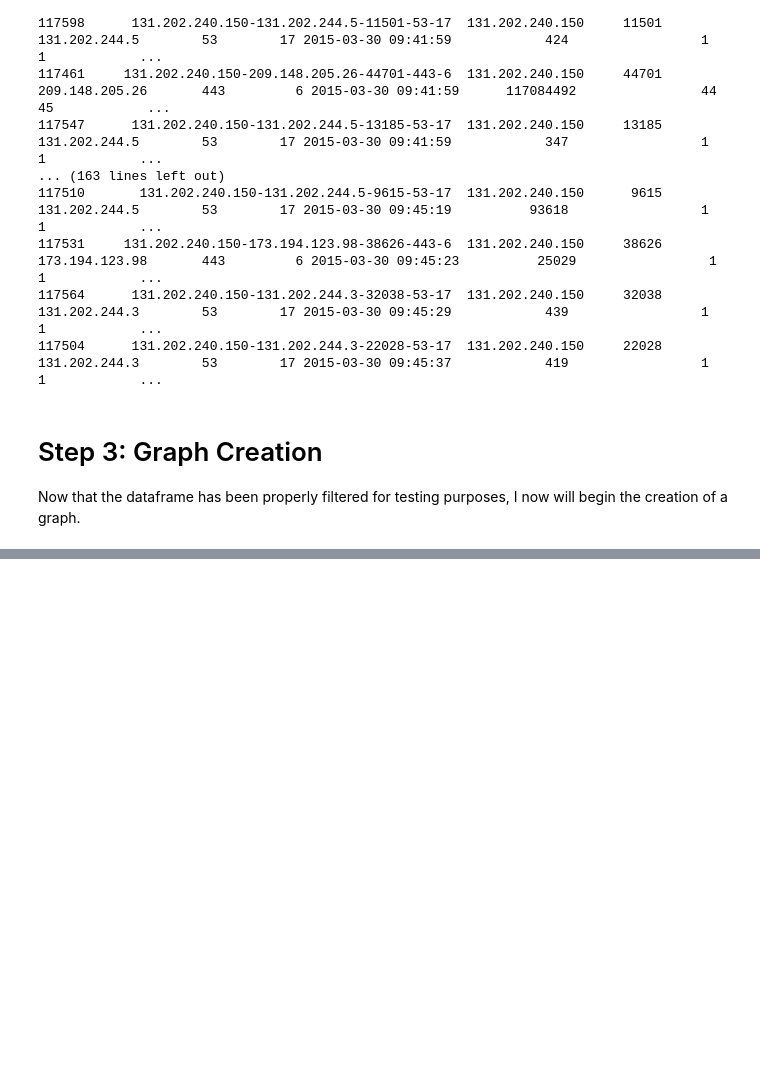
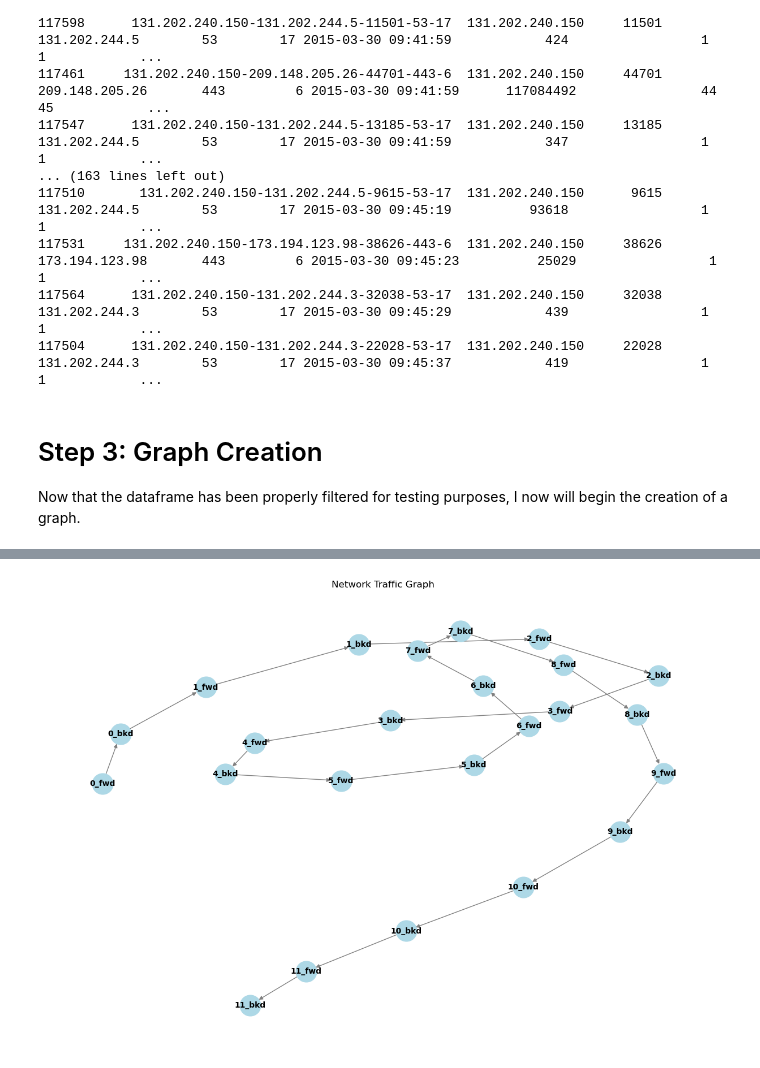
Before and after one commit to security-privacy-lab/online-anomaly-detection, a Jupyter notebook: graph-creation.ipynb, the cells around one changed output, grey strips where cells are left out. Drawn from its saved outputs; the diff is of its cells as text; code cells hidden in the pictures; blank space fills up the shorter version.

Commit message:
Initial graph creation added

```diff
--- a/graph-creation.ipynb
+++ b/graph-creation.ipynb
@@ -162,3 +164,8 @@ print(filtered_df.to_string())
 # %% [markdown]
 # Step 3: Graph Creation
 Now that the dataframe has been properly filtered for testing purposes, I now will begin the creation of a graph.
+# %%
+# For testing, we grab only the first group of entries.
+first_group_key = list(grouped.groups.keys())[0]
+first_group = grouped.get_group(first_group_key)
+first_group
@@ -164,0 +187,29 @@ Now that the dataframe has been properly filtered for testing purposes, I now wi
+# %%
+index = 0
+G = nx.DiGraph()
+previous_backward_node = None
+for idx, row in first_group.iterrows():
+    src_ip = row['Src IP']
+    dst_ip = row['Dst IP']
+    flow_id = row['Flow ID']
+
+    forward_node = f"{index}_fwd"
+    G.add_node(forward_node, ip=src_ip, direction="forward", **row.to_dict())
+
+    backward_node = f"{index}_bkd"
+    G.add_node(backward_node, ip=dst_ip, direction="backward", **row.to_dict())
+
+    G.add_edge(forward_node, backward_node)
+    if previous_backward_node is not None:
+        G.add_edge(previous_backward_node, forward_node)
+    previous_backward_node = backward_node
+
+    index += 1
+# %%
+pos = nx.spring_layout(G)
+plt.figure(figsize=(12, 8))
+nx.draw(G, pos, with_labels=True, node_size=700, node_color='lightblue', font_size=10, font_weight='bold', edge_color='gray')
+plt.title('Network Traffic Graph')
+plt.show()
+# %% [output]
+[figure, added]
```
Also changed, not shown: parts of 2 cells of this notebook.
